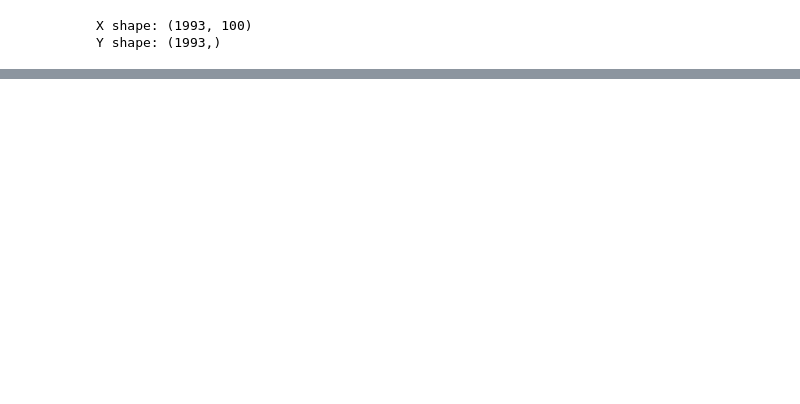
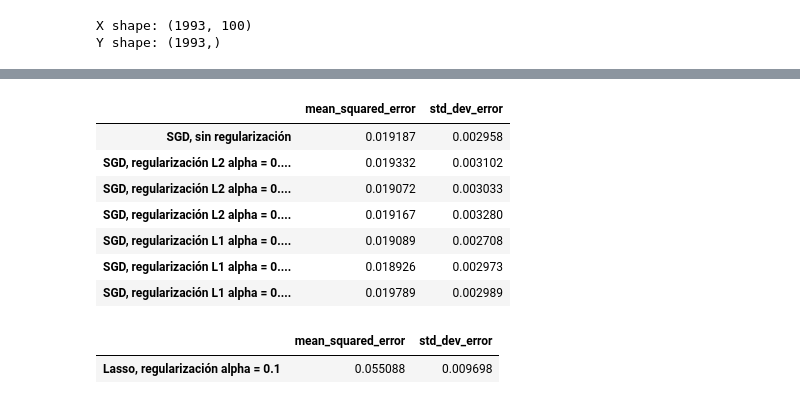
Before and after one commit to AlexMenor/practicas_aprendizaje_automatico, a Jupyter notebook: p3/Untitled.ipynb, the cells around one changed output, grey strips where cells are left out. Cells and saved outputs as stored; diff of their text form; code cells hidden in the pictures; blank space fills up the shorter version.

```diff
--- a/p3/Untitled.ipynb
+++ b/p3/Untitled.ipynb
@@ -125,3 +130,10 @@ print('Y shape:', Y.shape)
 # %% [output]
 X shape: (1993, 100)
 Y shape: (1993,)
+# %%
+from sklearn.model_selection import train_test_split
+X_train, X_test, Y_train, Y_test = train_test_split(X,Y,test_size=0.2, random_state=1, shuffle=True)
+print('X_test shape:', X_test.shape)
+print('Y_test shape:', Y_test.shape)
+print('X_train shape:', X_train.shape)
+print('Y_train shape:', Y_train.shape)
@@ -127,0 +145,10 @@ Y shape: (1993,)
+# %%
+from sklearn.model_selection import cross_val_score
+def validate_models(model_strings, models, X_train, Y_train):
+    validation_results = {'mean_squared_error':[], 'std_dev_error': []}
+    for model in models:
+        results = cross_val_score(model, X_train, Y_train, scoring = "neg_mean_squared_error", cv=10)
+        validation_results['mean_squared_error'].append(np.mean(np.abs(results)))
+        validation_results['std_dev_error'].append(np.std(np.abs(results)))
+
+    return pd.DataFrame(data=validation_results, index=model_strings)
@@ -127,0 +199,47 @@ Y shape: (1993,)
+# %%
+from sklearn.linear_model import SGDRegressor
+models = [
+    SGDRegressor(alpha=0),
+    SGDRegressor(alpha = 0.0001),
+    SGDRegressor(alpha=0.0002),
+    SGDRegressor(alpha=0.00025),
+    SGDRegressor(penalty='l1', alpha=0.0001),
+    SGDRegressor(penalty='l1',alpha=0.0002),
+    SGDRegressor(penalty='l1', alpha=0.0025),
+]
+
+model_strings = [
+    "SGD, sin regularización",
+    "SGD, regularización L2 alpha = 0.0001",
+    "SGD, regularización L2 alpha = 0.0002",
+    "SGD, regularización L2 alpha = 0.00025",
+    "SGD, regularización L1 alpha = 0.0001",
+    "SGD, regularización L1 alpha = 0.0002",
+    "SGD, regularización L1 alpha = 0.00025",
+]
+
+validate_models(model_strings, models, X_train, Y_train)
+# %% [output]
+|  | mean_squared_error | std_dev_error |
+| SGD, sin regularización | 0.019187 | 0.002958 |
+| SGD, regularización L2 alpha = 0.... | 0.019332 | 0.003102 |
+| SGD, regularización L2 alpha = 0.... | 0.019072 | 0.003033 |
+| SGD, regularización L2 alpha = 0.... | 0.019167 | 0.003280 |
+| SGD, regularización L1 alpha = 0.... | 0.019089 | 0.002708 |
+| SGD, regularización L1 alpha = 0.... | 0.018926 | 0.002973 |
+| SGD, regularización L1 alpha = 0.... | 0.019789 | 0.002989 |
+# %%
+from sklearn.linear_model import Lasso
+models = [
+    Lasso(alpha=0.1),
+]
+
+model_strings = [
+    "Lasso, regularización alpha = 0.1",
+
+]
+
+validate_models(model_strings, models, X_train, Y_train)
+# %% [output]
+|  | mean_squared_error | std_dev_error |
+| Lasso, regularización alpha = 0.1 | 0.055088 | 0.009698 |
```
Also changed, not shown: parts of 6 cells of this notebook.
